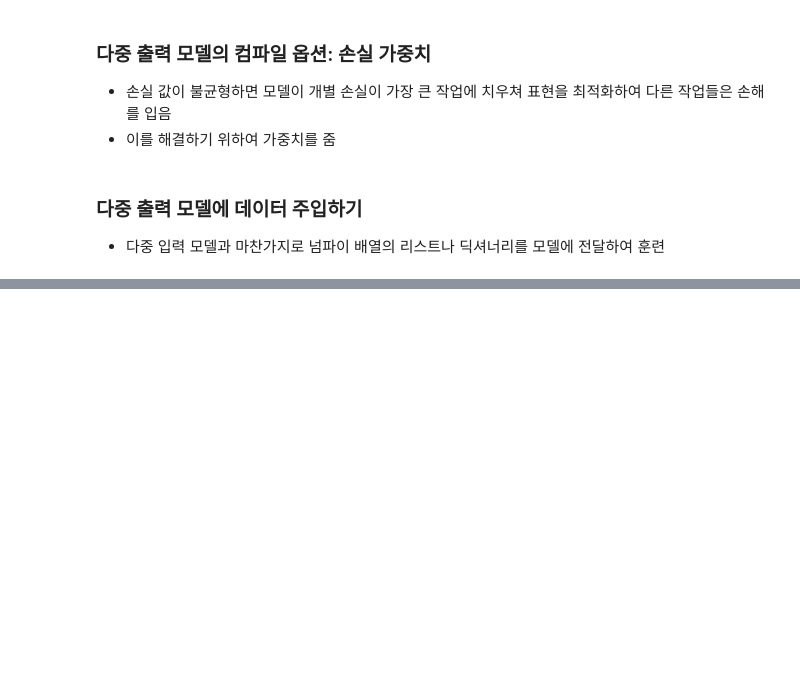
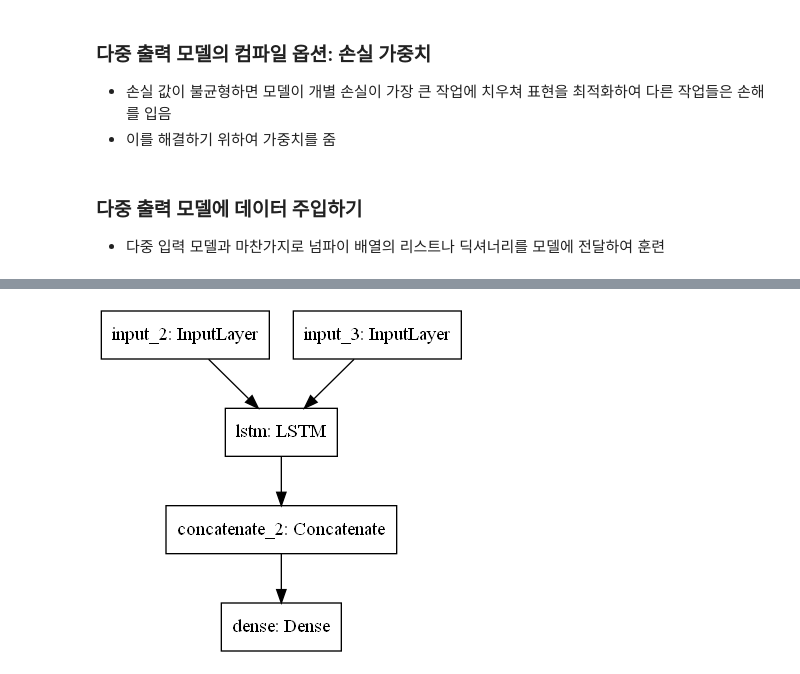
Before and after one commit to woojangchang/TIL, a Jupyter notebook: Deep Learning/케라스 창시자에게 배우는 딥러닝/07. 딥러닝을 위한 고급 도구/01. Sequential 모델을 넘어서 - 케라스의 함수형 API.ipynb, the cells around one changed output, grey strips where cells are left out. Saved outputs shown, nothing was run; the diff lists cells and outputs as text; code cells hidden in the pictures; blank space fills up the shorter version.

```diff
--- a/Deep Learning/케라스 창시자에게 배우는 딥러닝/07. 딥러닝을 위한 고급 도구/01. Sequential 모델을 넘어서 - 케라스의 함수형 API.ipynb
+++ b/Deep Learning/케라스 창시자에게 배우는 딥러닝/07. 딥러닝을 위한 고급 도구/01. Sequential 모델을 넘어서 - 케라스의 함수형 API.ipynb
@@ -355,0 +439,13 @@ model.fit(posts, {'age':age_targets,
+# %%
+from tensorflow.keras import layers
+
+x = ...
+y = layers.Conv2D(128, 3, activation='relu', padding='same')(x)
+y = layers.Conv2D(128, 3, activation='relu', padding='same')(y)
+y = layers.MaxPooling2D(2, strides=2)(y)
+
+# y와 크기를 맞추기 위해 1x1 합성곱을 사용하여 원본 텐서 x를 다운샘플링
+residual = layers.Conv2D(128, 1, strides=2, padding='same')(x)
+
+# 다운샘플링된 x를 출력 특성에 더함
+y = layers.add([y, residual])
@@ -355,0 +472,22 @@ model.fit(posts, {'age':age_targets,
+# %%
+from tensorflow.keras import layers
+from tensorflow.keras import Input
+from tensorflow.keras.models import Model
+
+# LSTM 층 객체 생성
+lstm = layers.LSTM(32)
+
+# 모델의 왼쪽 가지 구성 - 입력은 크기가 128인 벡터의 가변 길이 시퀀스
+left_input = Input(shape=(None, 128))
+left_output = lstm(left_input)
+
+# 모델의 오른쪽 가지 구성 - 기존 층 객체를 호출하면 가중치가 재사용됨
+right_input = Input(shape=(None, 128))
+right_output = lstm(right_input)
+
+# 맨 위에 분류기를 놓음
+merged = layers.concatenate([left_output, right_output], axis=-1)
+predictions = layers.Dense(1, activation='sigmoid')(merged)
+
+# 모델 객체를 만듦
+model = Model([left_input, right_input], predictions)
@@ -355,0 +517,4 @@ model.fit(posts, {'age':age_targets,
+# %%
+plot_model(model)
+# %% [output]
+[figure, added]
```
Also changed, not shown: parts of 23 cells of this notebook, 1 other file.
